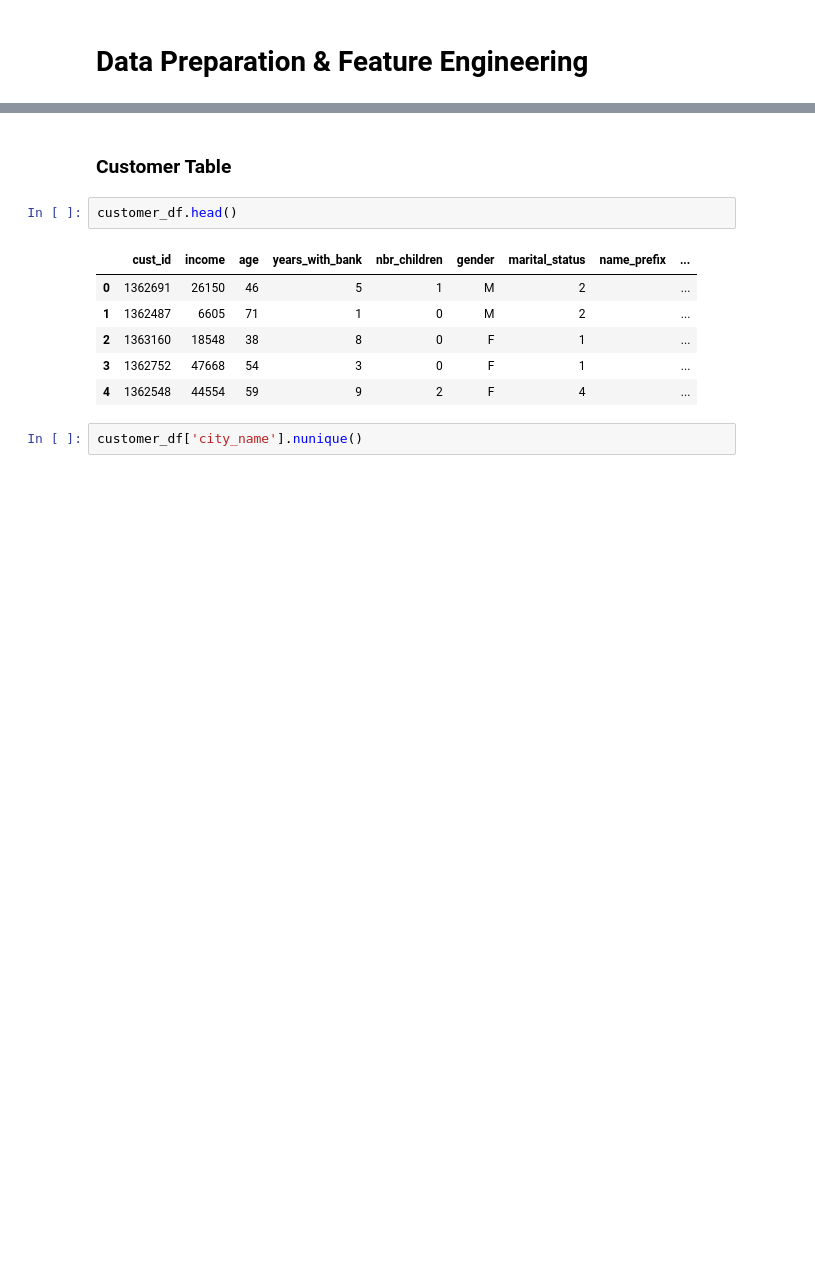
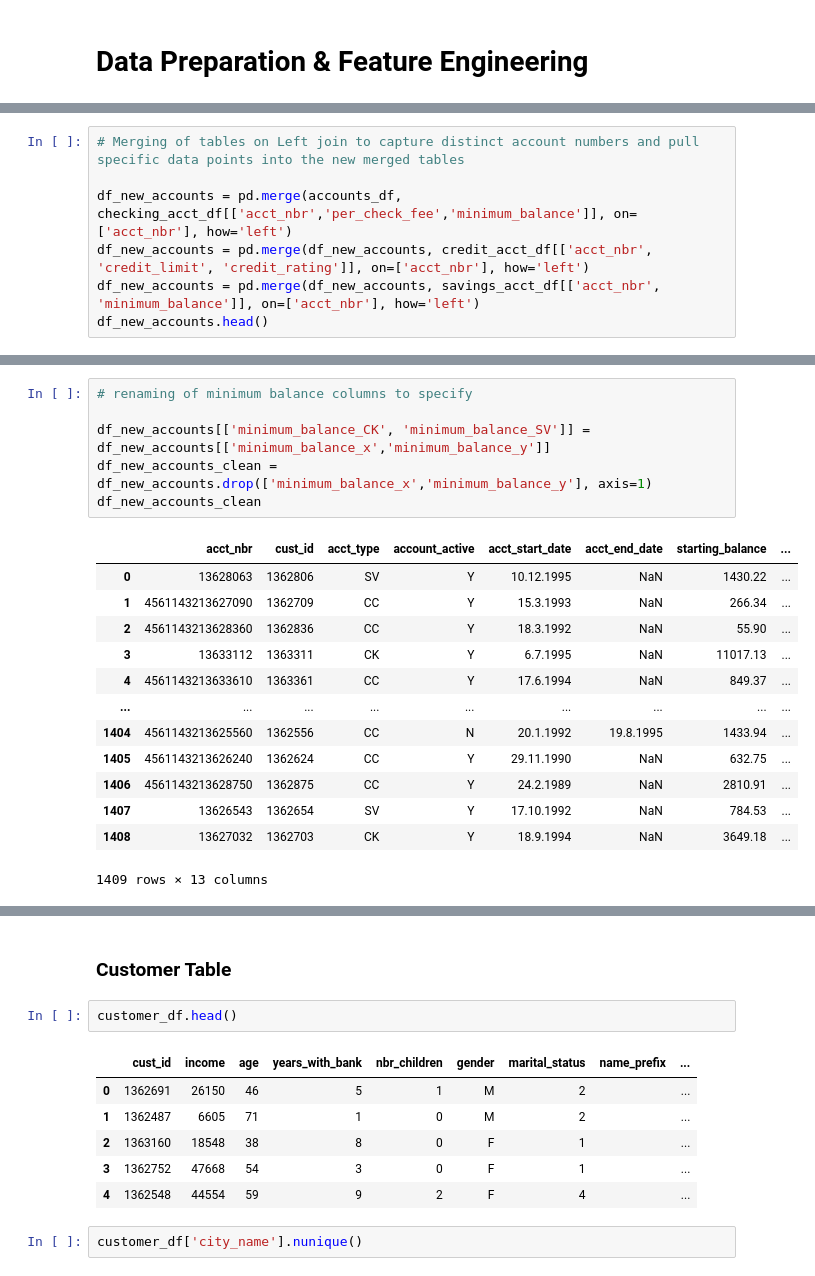
Before and after one commit to jess-moloney/mini-project-III, a Jupyter notebook: mini-project-III.ipynb, the cells around one changed output, grey strips where cells are left out. Cells and saved outputs as stored; diff of their text form; blank space fills up the shorter version.

```diff
--- a/mini-project-III.ipynb
+++ b/mini-project-III.ipynb
@@ -28,0 +96,7 @@ transactions_df = df_list[8]
+# %%
+# Merging of tables on Left join to capture distinct account numbers and pull specific data points into the new merged tables
+
+df_new_accounts = pd.merge(accounts_df, checking_acct_df[['acct_nbr','per_check_fee','minimum_balance']], on=['acct_nbr'], how='left')
+df_new_accounts = pd.merge(df_new_accounts, credit_acct_df[['acct_nbr', 'credit_limit', 'credit_rating']], on=['acct_nbr'], how='left')
+df_new_accounts = pd.merge(df_new_accounts, savings_acct_df[['acct_nbr', 'minimum_balance']], on=['acct_nbr'], how='left')
+df_new_accounts.head()
@@ -28,0 +110,20 @@ transactions_df = df_list[8]
+# %%
+# renaming of minimum balance columns to specify
+
+df_new_accounts[['minimum_balance_CK', 'minimum_balance_SV']] = df_new_accounts[['minimum_balance_x','minimum_balance_y']]
+df_new_accounts_clean = df_new_accounts.drop(['minimum_balance_x','minimum_balance_y'], axis=1)
+df_new_accounts_clean
+# %% [output]
+|  | acct_nbr | cust_id | acct_type | account_active | acct_start_date | acct_end_date | starting_balance | ... |
+| 0 | 13628063 | 1362806 | SV | Y | 10.12.1995 | NaN | 1430.22 | ... |
+| 1 | 4561143213627090 | 1362709 | CC | Y | 15.3.1993 | NaN | 266.34 | ... |
+| 2 | 4561143213628360 | 1362836 | CC | Y | 18.3.1992 | NaN | 55.90 | ... |
+| 3 | 13633112 | 1363311 | CK | Y | 6.7.1995 | NaN | 11017.13 | ... |
+| 4 | 4561143213633610 | 1363361 | CC | Y | 17.6.1994 | NaN | 849.37 | ... |
+| ... | ... | ... | ... | ... | ... | ... | ... | ... |
+| 1404 | 4561143213625560 | 1362556 | CC | N | 20.1.1992 | 19.8.1995 | 1433.94 | ... |
+| 1405 | 4561143213626240 | 1362624 | CC | Y | 29.11.1990 | NaN | 632.75 | ... |
+| 1406 | 4561143213628750 | 1362875 | CC | Y | 24.2.1989 | NaN | 2810.91 | ... |
+| 1407 | 13626543 | 1362654 | SV | Y | 17.10.1992 | NaN | 784.53 | ... |
+| 1408 | 13627032 | 1362703 | CK | Y | 18.9.1994 | NaN | 3649.18 | ... |
+1409 rows × 13 columns
```
Also changed, not shown: parts of 11 cells of this notebook.
